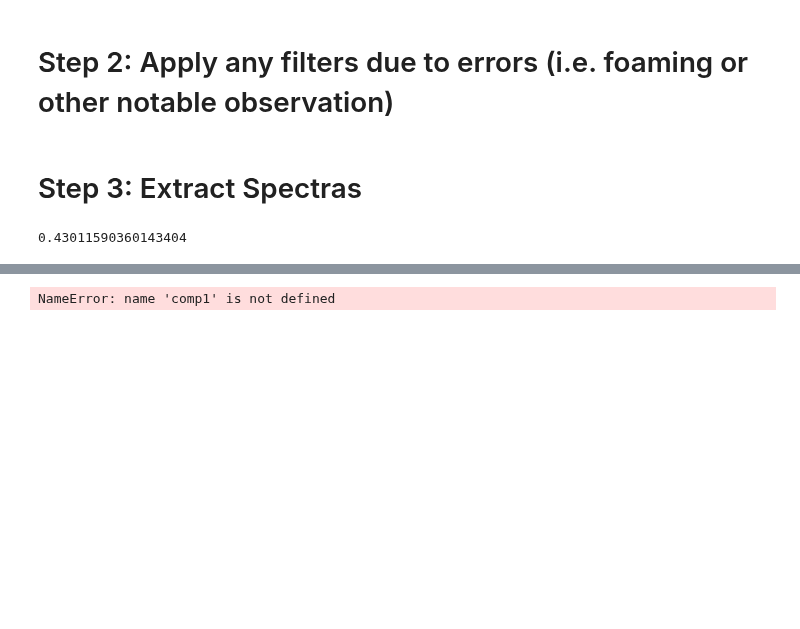
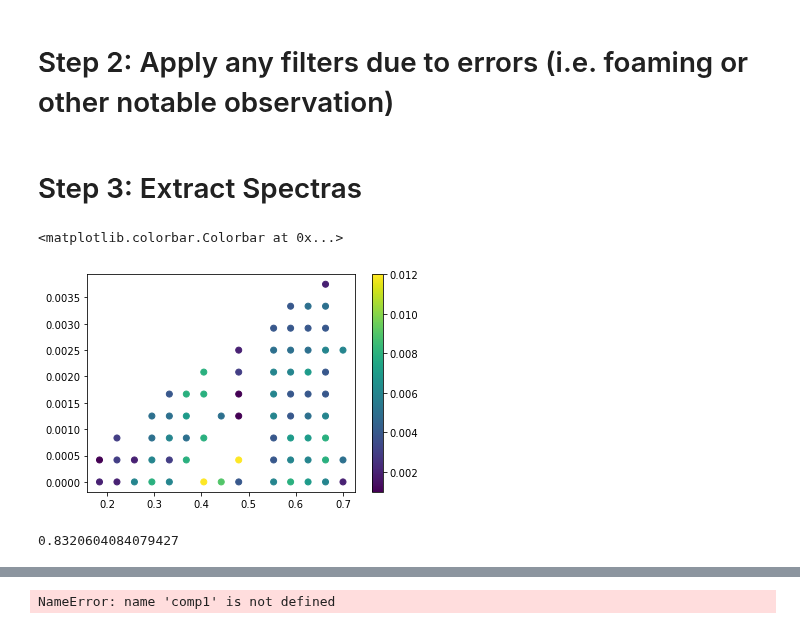
Before and after one commit to pozzo-research-group/OT2-DOE, a Jupyter notebook: PlanPrepareProcess/GP Regression.ipynb, the cells around one changed output, grey strips where cells are left out. Cells and saved outputs as stored; diff of their text form; code cells hidden in the pictures; blank space fills up the shorter version.

```diff
--- a/PlanPrepareProcess/GP Regression.ipynb
+++ b/PlanPrepareProcess/GP Regression.ipynb
@@ -41,7 +43,13 @@ full_spectra_data = full_spectra_data.round(3)
 # %%
 x_data = full_data['ethanol wtf'].tolist()
 y_data = full_data['pfh wtf'].tolist()
-z_data = full_spectra_data['350.0nm'].tolist()
+z_data = full_spectra_data['450.0nm'].tolist()
+
+plt.scatter(x_data, y_data, c = z_data)
+plt.colorbar()
+# %% [output]
+<matplotlib.colorbar.Colorbar at 0x...>
+[figure, added]
 # %%
 # load and standardize data
 x1_training = np.asarray(x_data)
@@ -53,10 +61,7 @@ x2_training_scaled, x2_scaler = gpm.standardize_training(x2_training)
 y_training_scaled, y_scaler = gpm.standardize_training(y_training)
 x1x2_training_scaled = np.asarray([x1_training_scaled[:,0], x2_training_scaled[:,0]]).T
 # %%
-
-
 # set min/max
-
 scale = 1.5
 x1_sct_min = min(x1_training_scaled) + min(x1_training_scaled)*scale
 x1_sct_max = max(x1_training_scaled) + max(x1_training_scaled)*scale
@@ -65,7 +70,7 @@ x2_sct_max = max(x2_training_scaled) + max(x2_training_scaled)*scale
 
 
 # Create the model and fit the data
-kernal = 1.0 * RBF(length_scale=60, length_scale_bounds=(1e-4, 1e3)) \
+kernal = 1.0 * RBF(length_scale=60, length_scale_bounds=(1e-1, 1)) \
     + WhiteKernel(noise_level=1, noise_level_bounds=(1e-10, 1e+1))
 
 gpmodel = GaussianProcessRegressor(kernel=kernal, n_restarts_optimizer=10,alpha=0.05, normalize_y=True) # random_state=42
@@ -106,7 +111,7 @@ gpmodel.score(x1x2_training_scaled, y_training_scaled)
 
 # hmm play with this score and see what you can change in your kernal to modify it
 # %% [output]
-0.43011590360143404
+0.8320604084079427
 # %%
 fig, ax = plt.subplots(1)
 
```
Also changed, not shown: parts of 4 cells of this notebook, 7 other files.
